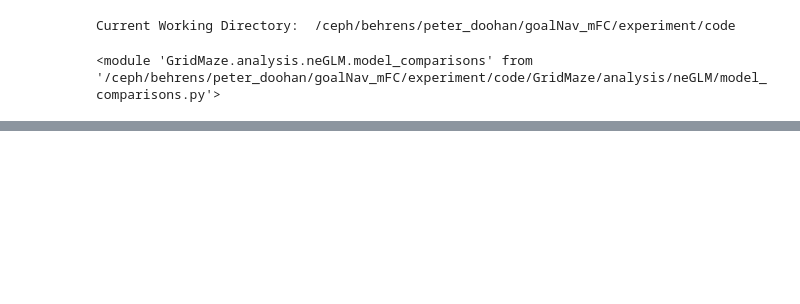
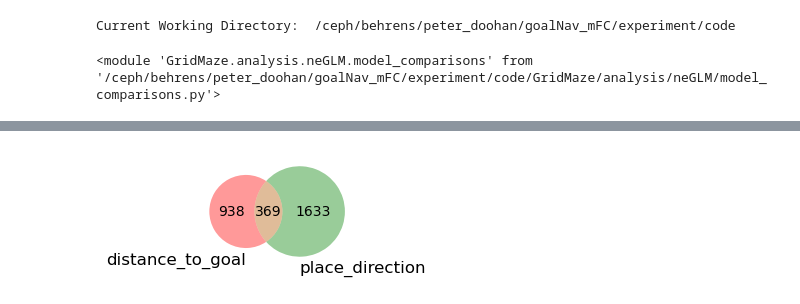
Before and after one commit to peterdoohan/GridMaze-mFC, a Jupyter notebook: Notebooks/6.neGLM.ipynb, the cells around one changed output, grey strips where cells are left out. Cells and saved outputs as stored; diff of their text form; code cells hidden in the pictures; blank space fills up the shorter version.

```diff
--- a/Notebooks/6.neGLM.ipynb
+++ b/Notebooks/6.neGLM.ipynb
@@ -32,0 +130,9 @@ reload(mc)
+# %%
+fig, ax = plt.subplots(1, 1, figsize=(2, 2))
+ve.plot_summary_venn_diagram(
+    feature_tuned_df,
+    models=models,
+    ax=ax,
+)
+# %% [output]
+[figure, added]
```
Also changed, not shown: parts of 5 cells of this notebook, 2 other files.
